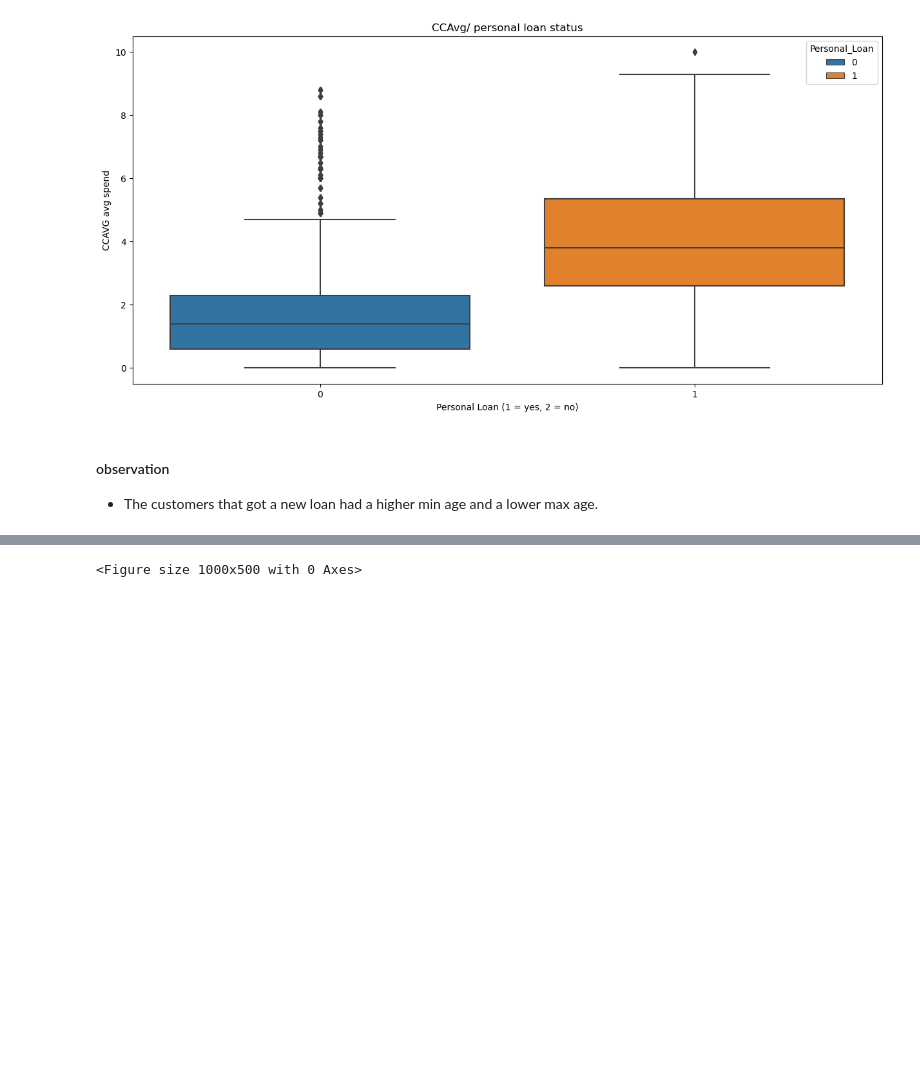
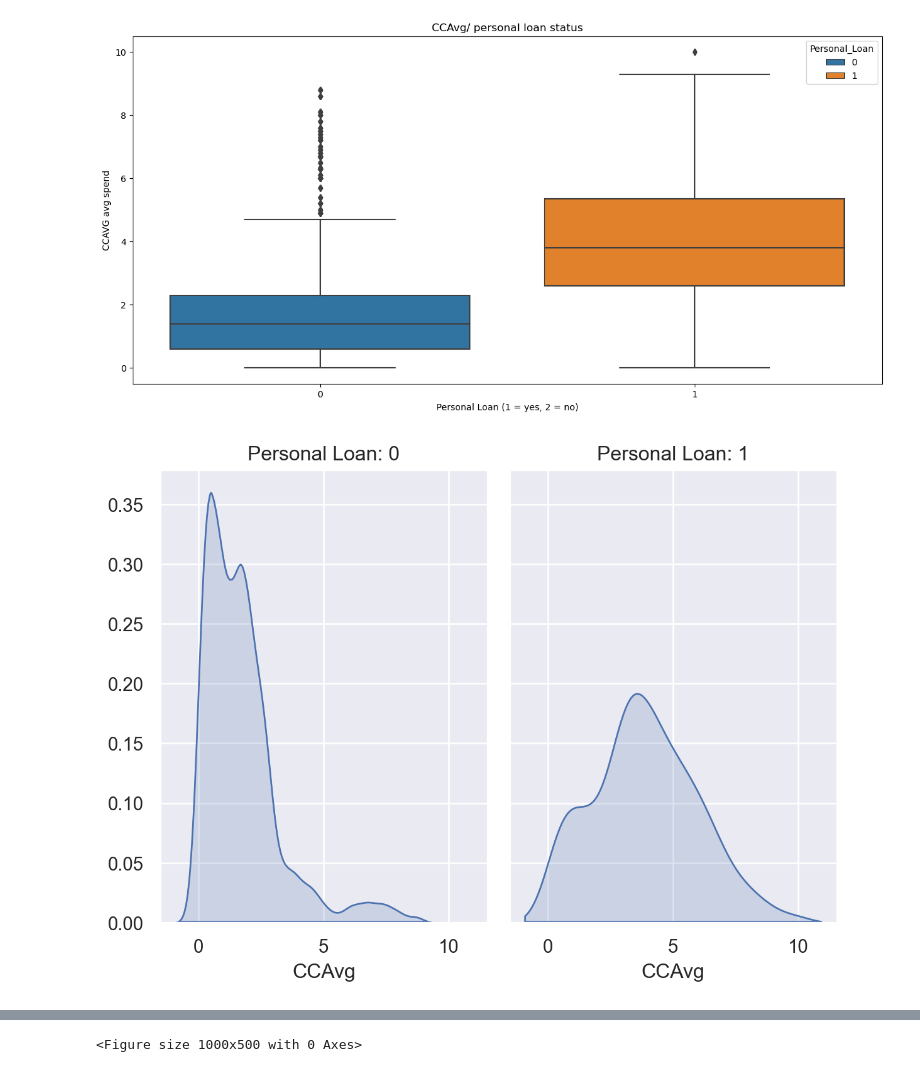
Before and after one commit to Drew75austin/Machine_Learning_Personal_Loan, a Jupyter notebook: Personal_Loan_Modelling.ipynb, the cells around one changed output, grey strips where cells are left out. Cells and saved outputs as stored; diff of their text form; code cells hidden in the pictures; blank space fills up the shorter version.

Commit message:
latest updates to charts

```diff
--- a/Personal_Loan_Modelling.ipynb
+++ b/Personal_Loan_Modelling.ipynb
@@ -616,6 +625,9 @@ plt.show()
 # %% [output]
 <Figure size 1000x500 with 0 Axes>
 [figure]
-# %% [markdown]
-#### observation
-- The customers that got a new loan had a higher min age and a lower max age.
+# %%
+#Get a facet plot of income by personal loan
+p = so.Plot(Loan_Data, x="CCAvg")
+p.facet("Personal_Loan").add(so.Area(), so.KDE(common_norm=["col"])).label(col="Personal Loan:")
+# %% [output]
+[figure, added]
```
Also changed, not shown: parts of 10 cells of this notebook.
